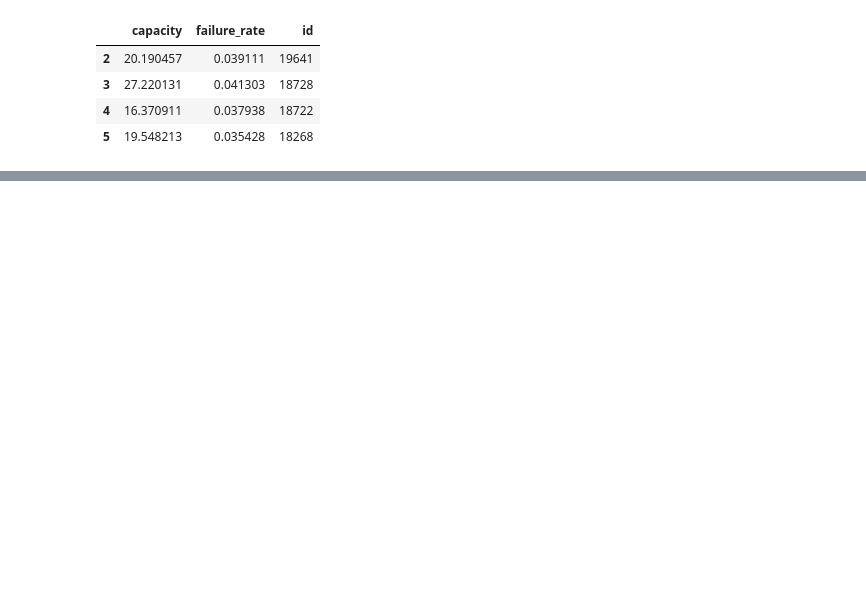
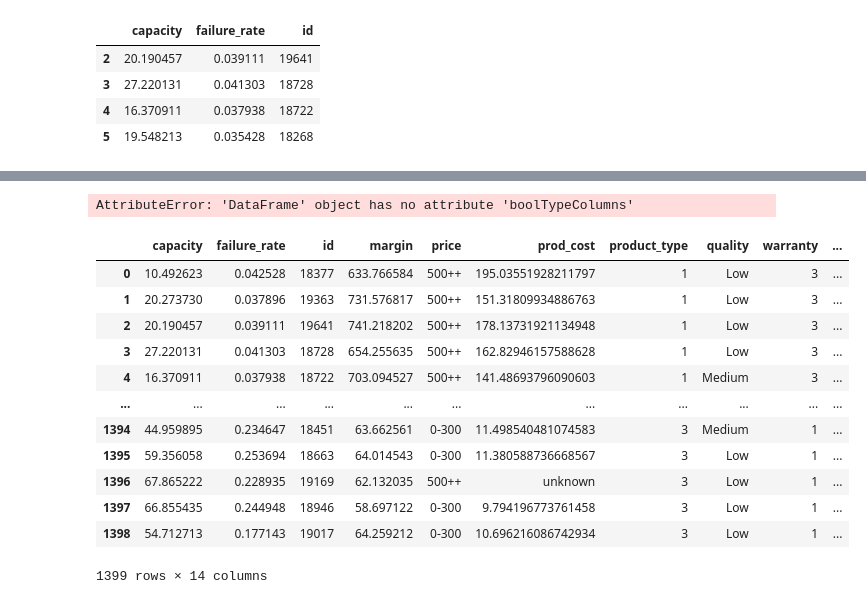
Before and after one commit to rawanst/Bachelor_Python_Pandas_NumPy, a Jupyter notebook: Untitled1.ipynb, the cells around one changed output, grey strips where cells are left out. Cells and saved outputs as stored; diff of their text form; code cells hidden in the pictures; blank space fills up the shorter version.

```diff
--- a/Untitled1.ipynb
+++ b/Untitled1.ipynb
@@ -77,0 +249,4 @@ df[df['id'].isin([18259,18262])]
+# %%
+#QUESTION 7
+df['warranty'].shape
+df['warranty'] = df['warranty'].str[0].astype(int)
@@ -77,0 +274,11 @@ df[df['id'].isin([18259,18262])]
+# %%
+#QUESTION 9
+def catPrice(price):
+    if price <= 301:
+        return '0-300'
+    elif (price >= 300) & (price <= 500):
+        return '301 - 500'
+    elif price >= 501:
+        return '500++'
+
+df['price'] = df['price'].map(catPrice)
@@ -77,0 +301,6 @@ df[df['id'].isin([18259,18262])]
+# %%
+#QUESTION 10
+df.loc[df['product_type']=='auto-portee','product_type']=1
+df.loc[df['product_type']=='electique','product_type']=2
+df.loc[df['product_type']=='essence','product_type']=3
+df["product_type"].unique()
@@ -77,0 +325,28 @@ df[df['id'].isin([18259,18262])]
+# %%
+#QUESTION 11
+df=df.assign(isEssence=False)
+df=df.assign(isElectrique=False)
+df=df.assign(isAutoPortee=False)
+df.loc[df['product_type']==1,'isAutoPortee']=True
+df.loc[df['product_type']==2,'isElectrique']=True
+df.loc[df['product_type']==3,'isEssence']=True
+
+df.boolTypeColumns()
+# %% [output]
+AttributeError: 'DataFrame' object has no attribute 'boolTypeColumns'
+# %%
+df
+# %% [output]
+|  | capacity | failure_rate | id | margin | price | prod_cost | product_type | quality | warranty | ... |
+| 0 | 10.492623 | 0.042528 | 18377 | 633.766584 | 500++ | 195.03551928211797 | 1 | Low | 3 | ... |
+| 1 | 20.273730 | 0.037896 | 19363 | 731.576817 | 500++ | 151.31809934886763 | 1 | Low | 3 | ... |
+| 2 | 20.190457 | 0.039111 | 19641 | 741.218202 | 500++ | 178.13731921134948 | 1 | Low | 3 | ... |
+| 3 | 27.220131 | 0.041303 | 18728 | 654.255635 | 500++ | 162.82946157588628 | 1 | Low | 3 | ... |
+| 4 | 16.370911 | 0.037938 | 18722 | 703.094527 | 500++ | 141.48693796090603 | 1 | Medium | 3 | ... |
+| ... | ... | ... | ... | ... | ... | ... | ... | ... | ... | ... |
+| 1394 | 44.959895 | 0.234647 | 18451 | 63.662561 | 0-300 | 11.498540481074583 | 3 | Medium | 1 | ... |
+| 1395 | 59.356058 | 0.253694 | 18663 | 64.014543 | 0-300 | 11.380588736668567 | 3 | Low | 1 | ... |
+| 1396 | 67.865222 | 0.228935 | 19169 | 62.132035 | 500++ | unknown | 3 | Low | 1 | ... |
+| 1397 | 66.855435 | 0.244948 | 18946 | 58.697122 | 0-300 | 9.794196773761458 | 3 | Low | 1 | ... |
+| 1398 | 54.712713 | 0.177143 | 19017 | 64.259212 | 0-300 | 10.696216086742934 | 3 | Low | 1 | ... |
+1399 rows × 14 columns
```
Also changed, not shown: parts of 22 cells of this notebook, 1 other file.
